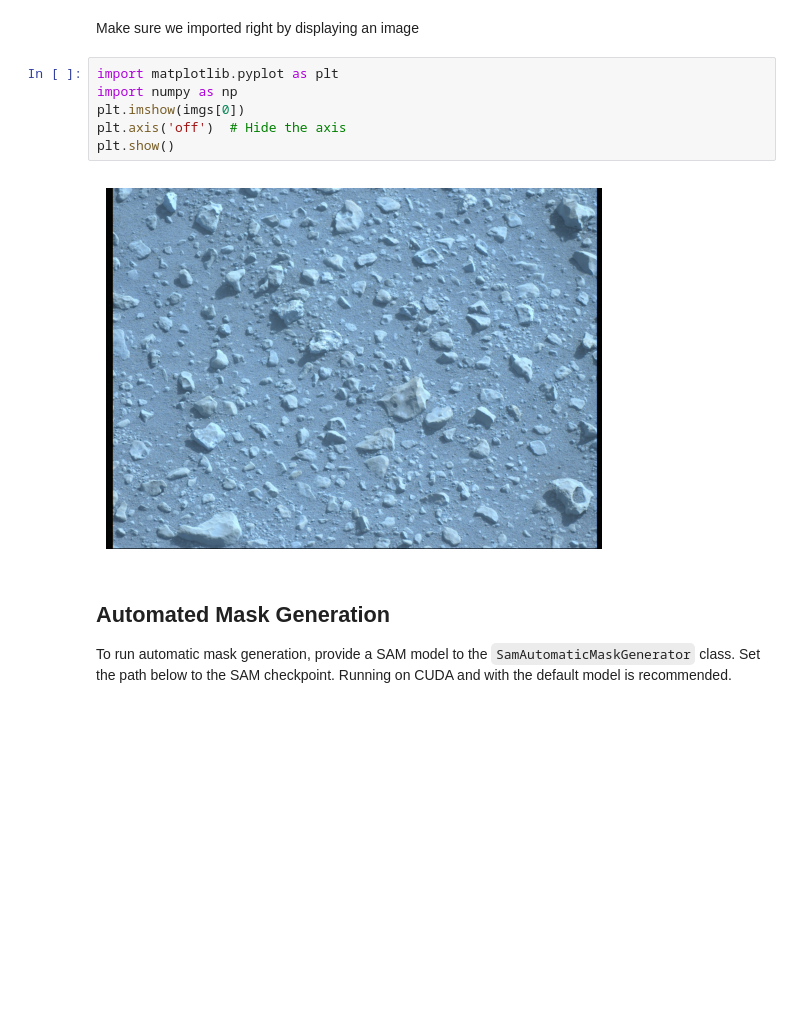
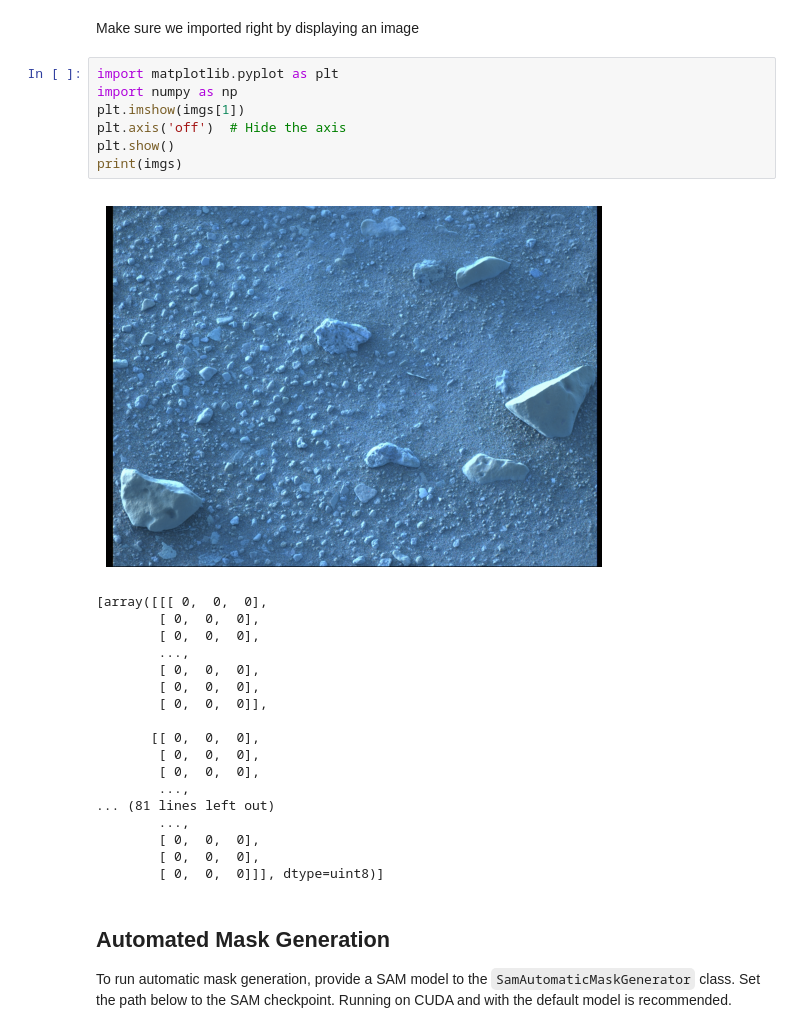
Before and after one commit to strongs20/segment-anything, a Jupyter notebook: notebooks/predictor_ds.ipynb, the cells around one changed output. Saved outputs shown, nothing was run; the diff lists cells and outputs as text; blank space fills up the shorter version.

```diff
--- a/notebooks/predictor_ds.ipynb
+++ b/notebooks/predictor_ds.ipynb
@@ -124,11 +117,29 @@ Make sure we imported right by displaying an image
 # %%
 import matplotlib.pyplot as plt
 import numpy as np
-plt.imshow(imgs[0])
+plt.imshow(imgs[1])
 plt.axis('off')  # Hide the axis
 plt.show()
+print(imgs)
 # %% [output]
-[figure, old version]
+[figure, new version]
+[array([[[ 0,  0,  0],
+        [ 0,  0,  0],
+        [ 0,  0,  0],
+        ...,
+        [ 0,  0,  0],
+        [ 0,  0,  0],
+        [ 0,  0,  0]],
+
+       [[ 0,  0,  0],
+        [ 0,  0,  0],
+        [ 0,  0,  0],
+        ...,
+... (81 lines left out)
+        ...,
+        [ 0,  0,  0],
+        [ 0,  0,  0],
+        [ 0,  0,  0]]], dtype=uint8)]
 # %% [markdown]
 ## Automated Mask Generation
 
```
Also changed, not shown: parts of 7 cells of this notebook, 9 other files.
